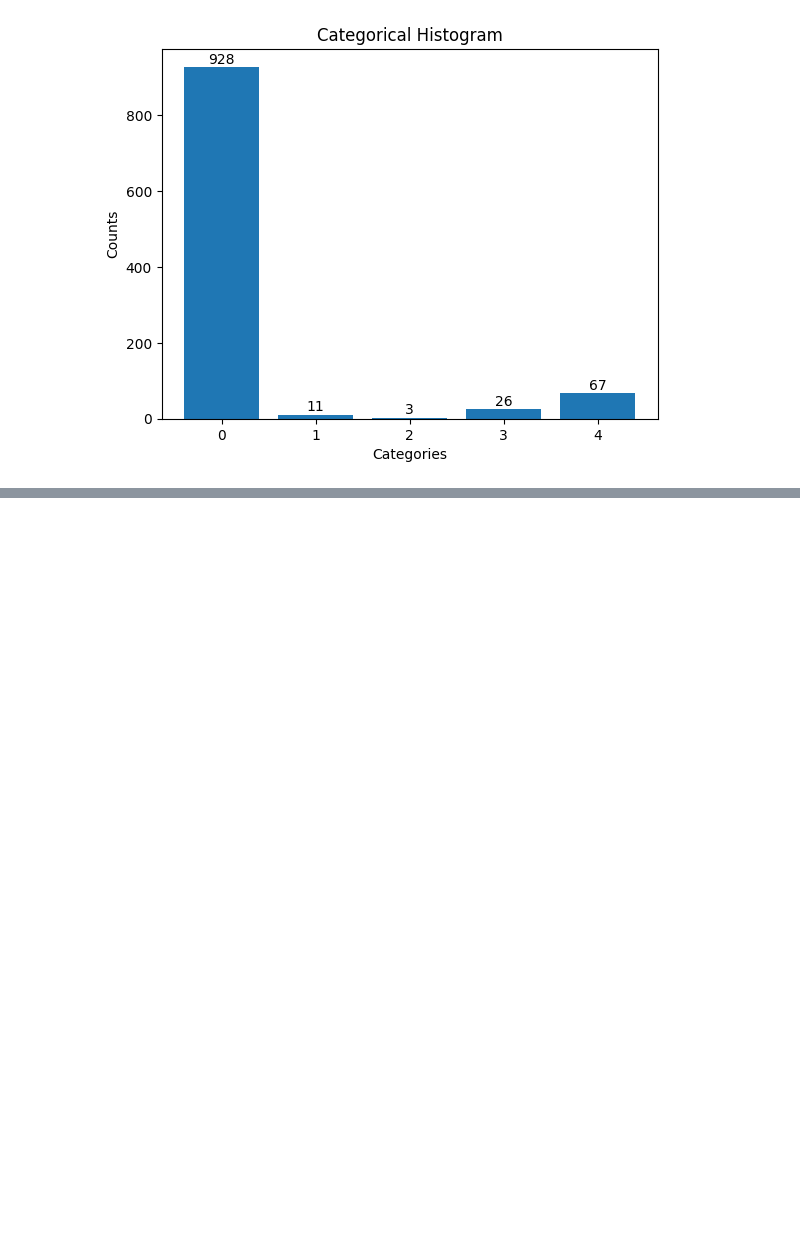
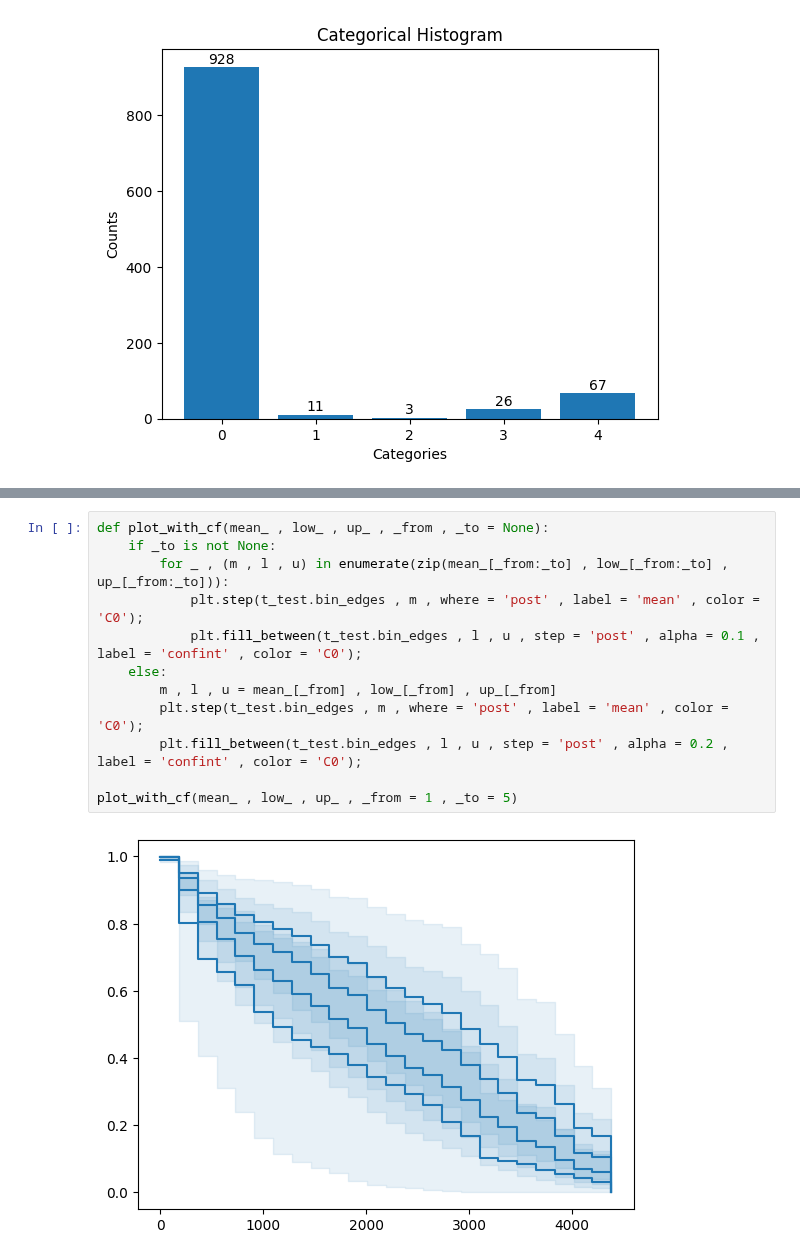
Before and after one commit to sourasen1011/UoE_Research_Project_2023, a Jupyter notebook: 05_preprocessing_emr_data/05_fits.ipynb, the cells around one changed output, grey strips where cells are left out. Saved outputs shown, nothing was run; the diff lists cells and outputs as text; blank space fills up the shorter version.

Commit message:
graphing added

```diff
--- a/05_preprocessing_emr_data/05_fits.ipynb
+++ b/05_preprocessing_emr_data/05_fits.ipynb
@@ -930,3 +931,17 @@ low_ = np.concatenate([np.quantile(surv[k] , axis = 0 , q = 0.05) for k in range
 
 # QCs
 assert mean_.shape[0] == up_90.shape[0] == low_.shape[0] == y_test_dur.shape[0] == y_test_event.shape[0] , 'shape mismatch'
+# %%
+def plot_with_cf(mean_ , low_ , up_ , _from , _to = None):
+    if _to is not None:
+        for _ , (m , l , u) in enumerate(zip(mean_[_from:_to] , low_[_from:_to] , up_[_from:_to])):
+            plt.step(t_test.bin_edges , m , where = 'post' , label = 'mean' , color = 'C0');
+            plt.fill_between(t_test.bin_edges , l , u , step = 'post' , alpha = 0.1 , label = 'confint' , color = 'C0');
+    else:
+        m , l , u = mean_[_from] , low_[_from] , up_[_from]
+        plt.step(t_test.bin_edges , m , where = 'post' , label = 'mean' , color = 'C0');
+        plt.fill_between(t_test.bin_edges , l , u , step = 'post' , alpha = 0.2 , label = 'confint' , color = 'C0');
+
+plot_with_cf(mean_ , low_ , up_ , _from = 1 , _to = 5)
+# %% [output]
+[figure, added]
```
Also changed, not shown: parts of 5 cells of this notebook.
